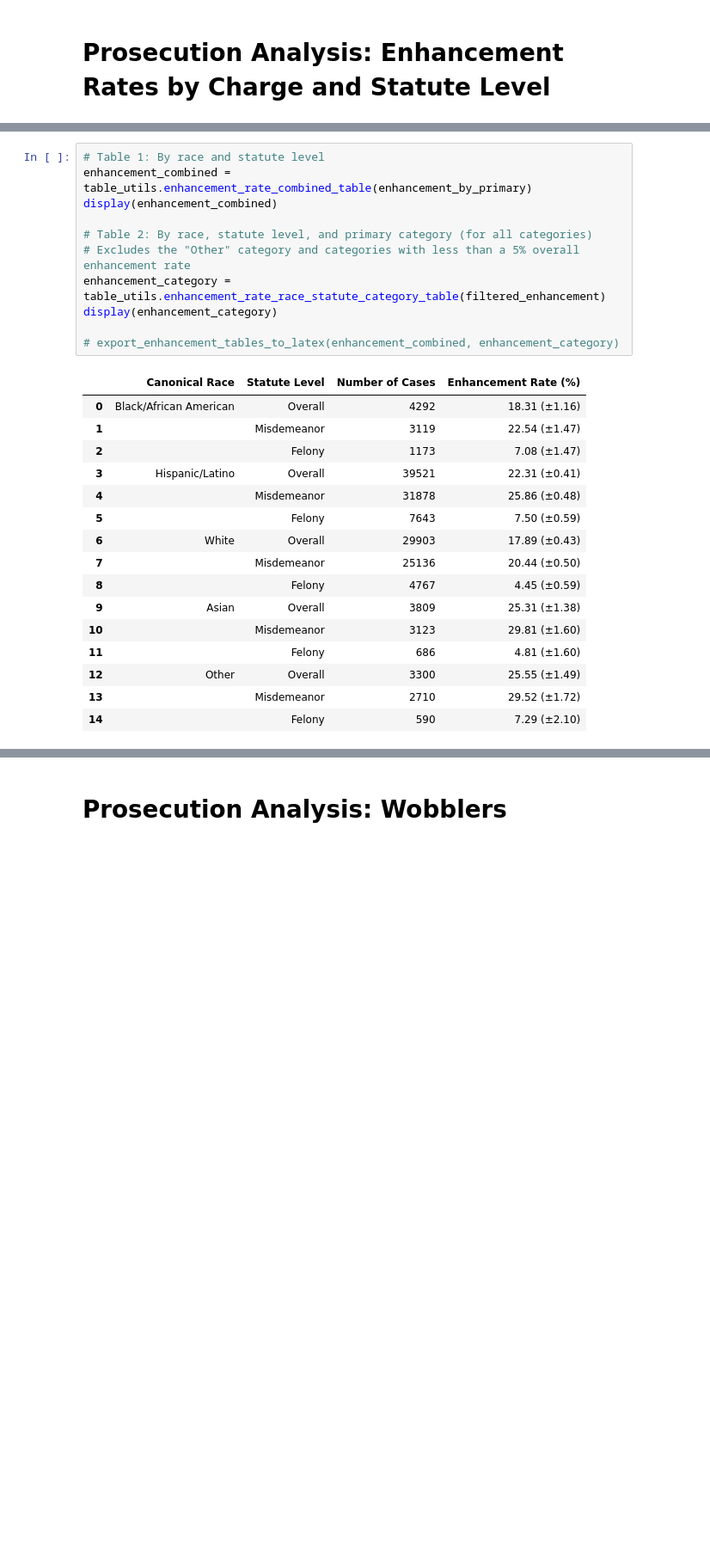
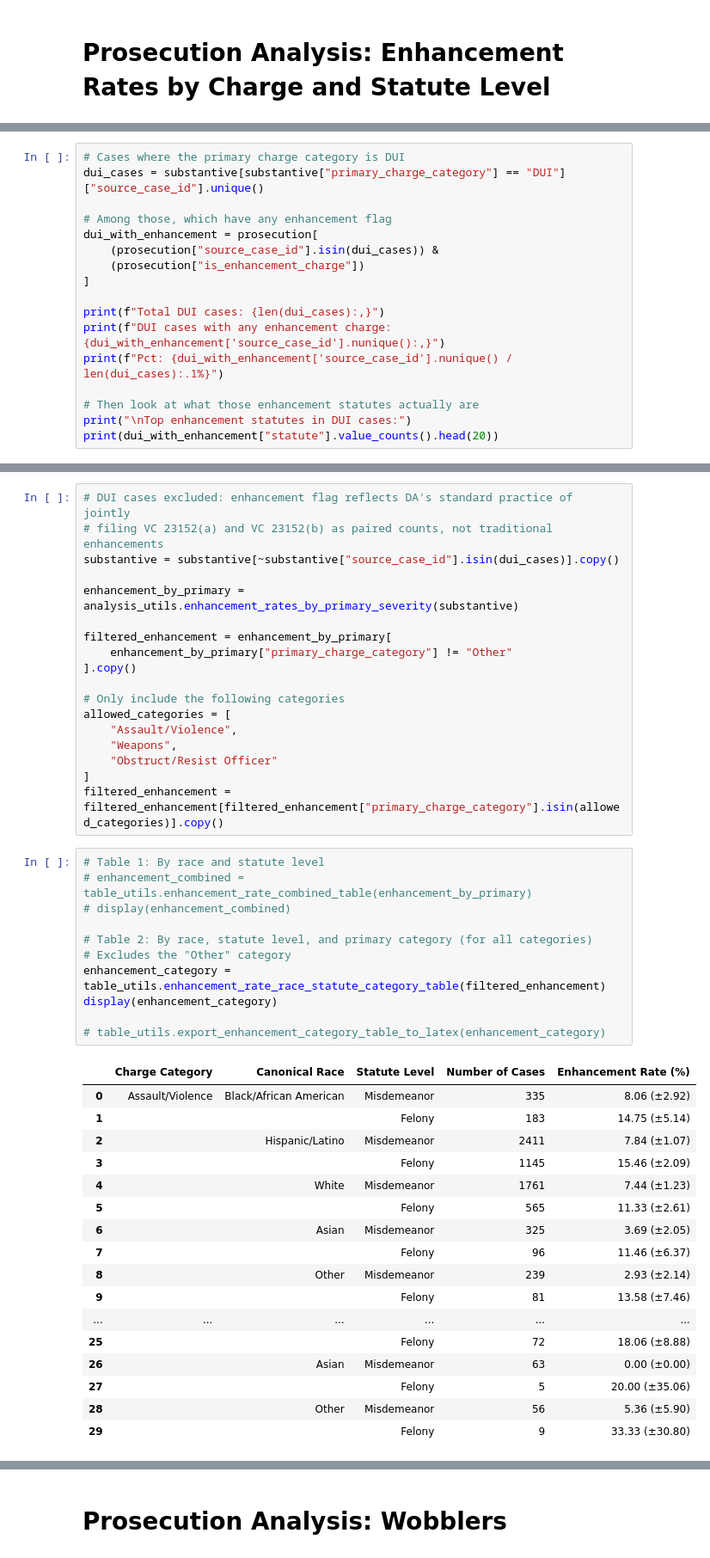
Before and after one commit to laurenbchu/honors-thesis, a Jupyter notebook: notebooks/02_analysis.ipynb, the cells around one changed output, grey strips where cells are left out. Shown at 86% size. Saved outputs shown, nothing was run; the diff lists cells and outputs as text; blank space fills up the shorter version.

```diff
--- a/notebooks/02_analysis.ipynb
+++ b/notebooks/02_analysis.ipynb
@@ -520,0 +505,17 @@ filtered_enhancement = enhancement_by_primary[
+# %%
+# Cases where the primary charge category is DUI
+dui_cases = substantive[substantive["primary_charge_category"] == "DUI"]["source_case_id"].unique()
+
+# Among those, which have any enhancement flag
+dui_with_enhancement = prosecution[
+    (prosecution["source_case_id"].isin(dui_cases)) &
+    (prosecution["is_enhancement_charge"])
+]
+
+print(f"Total DUI cases: {len(dui_cases):,}")
+print(f"DUI cases with any enhancement charge: {dui_with_enhancement['source_case_id'].nunique():,}")
+print(f"Pct: {dui_with_enhancement['source_case_id'].nunique() / len(dui_cases):.1%}")
+
+# Then look at what those enhancement statutes actually are
+print("\nTop enhancement statutes in DUI cases:")
+print(dui_with_enhancement["statute"].value_counts().head(20))
@@ -521,28 +535,47 @@ filtered_enhancement = enhancement_by_primary[
+# %%
+# DUI cases excluded: enhancement flag reflects DA's standard practice of jointly
+# filing VC 23152(a) and VC 23152(b) as paired counts, not traditional enhancements
+substantive = substantive[~substantive["source_case_id"].isin(dui_cases)].copy()
+
+enhancement_by_primary = analysis_utils.enhancement_rates_by_primary_severity(substantive)
+
+filtered_enhancement = enhancement_by_primary[
+    enhancement_by_primary["primary_charge_category"] != "Other"
+].copy()
+
+# Only include the following categories
+allowed_categories = [
+    "Assault/Violence",
+    "Weapons",
+    "Obstruct/Resist Officer"
+]
+filtered_enhancement = filtered_enhancement[filtered_enhancement["primary_charge_category"].isin(allowed_categories)].copy()
 # %%
 # Table 1: By race and statute level
-enhancement_combined = table_utils.enhancement_rate_combined_table(enhancement_by_primary)
-display(enhancement_combined)
+# enhancement_combined = table_utils.enhancement_rate_combined_table(enhancement_by_primary)
+# display(enhancement_combined)
 
 # Table 2: By race, statute level, and primary category (for all categories)
-# Excludes the "Other" category and categories with less than a 5% overall enhancement rate
+# Excludes the "Other" category
 enhancement_category = table_utils.enhancement_rate_race_statute_category_table(filtered_enhancement)
 display(enhancement_category)
 
-# export_enhancement_tables_to_latex(enhancement_combined, enhancement_category)
+# table_utils.export_enhancement_category_table_to_latex(enhancement_category)
 # %% [output]
-|  | Canonical Race | Statute Level | Number of Cases | Enhancement Rate (%) |
-| 0 | Black/African American | Overall | 4292 | 18.31 (±1.16) |
-| 1 |  | Misdemeanor | 3119 | 22.54 (±1.47) |
-| 2 |  | Felony | 1173 | 7.08 (±1.47) |
-| 3 | Hispanic/Latino | Overall | 39521 | 22.31 (±0.41) |
-| 4 |  | Misdemeanor | 31878 | 25.86 (±0.48) |
-| 5 |  | Felony | 7643 | 7.50 (±0.59) |
-| 6 | White | Overall | 29903 | 17.89 (±0.43) |
-| 7 |  | Misdemeanor | 25136 | 20.44 (±0.50) |
-| 8 |  | Felony | 4767 | 4.45 (±0.59) |
-| 9 | Asian | Overall | 3809 | 25.31 (±1.38) |
-| 10 |  | Misdemeanor | 3123 | 29.81 (±1.60) |
-| 11 |  | Felony | 686 | 4.81 (±1.60) |
-| 12 | Other | Overall | 3300 | 25.55 (±1.49) |
-| 13 |  | Misdemeanor | 2710 | 29.52 (±1.72) |
-| 14 |  | Felony | 590 | 7.29 (±2.10) |
+|  | Charge Category | Canonical Race | Statute Level | Number of Cases | Enhancement Rate (%) |
+| 0 | Assault/Violence | Black/African American | Misdemeanor | 335 | 8.06 (±2.92) |
+| 1 |  |  | Felony | 183 | 14.75 (±5.14) |
+| 2 |  | Hispanic/Latino | Misdemeanor | 2411 | 7.84 (±1.07) |
+| 3 |  |  | Felony | 1145 | 15.46 (±2.09) |
+| 4 |  | White | Misdemeanor | 1761 | 7.44 (±1.23) |
+| 5 |  |  | Felony | 565 | 11.33 (±2.61) |
+| 6 |  | Asian | Misdemeanor | 325 | 3.69 (±2.05) |
+| 7 |  |  | Felony | 96 | 11.46 (±6.37) |
+| 8 |  | Other | Misdemeanor | 239 | 2.93 (±2.14) |
+| 9 |  |  | Felony | 81 | 13.58 (±7.46) |
+| ... | ... | ... | ... | ... | ... |
+| 25 |  |  | Felony | 72 | 18.06 (±8.88) |
+| 26 |  | Asian | Misdemeanor | 63 | 0.00 (±0.00) |
+| 27 |  |  | Felony | 5 | 20.00 (±35.06) |
+| 28 |  | Other | Misdemeanor | 56 | 5.36 (±5.90) |
+| 29 |  |  | Felony | 9 | 33.33 (±30.80) |
```
Also changed, not shown: parts of 19 cells of this notebook, 13 other files.
